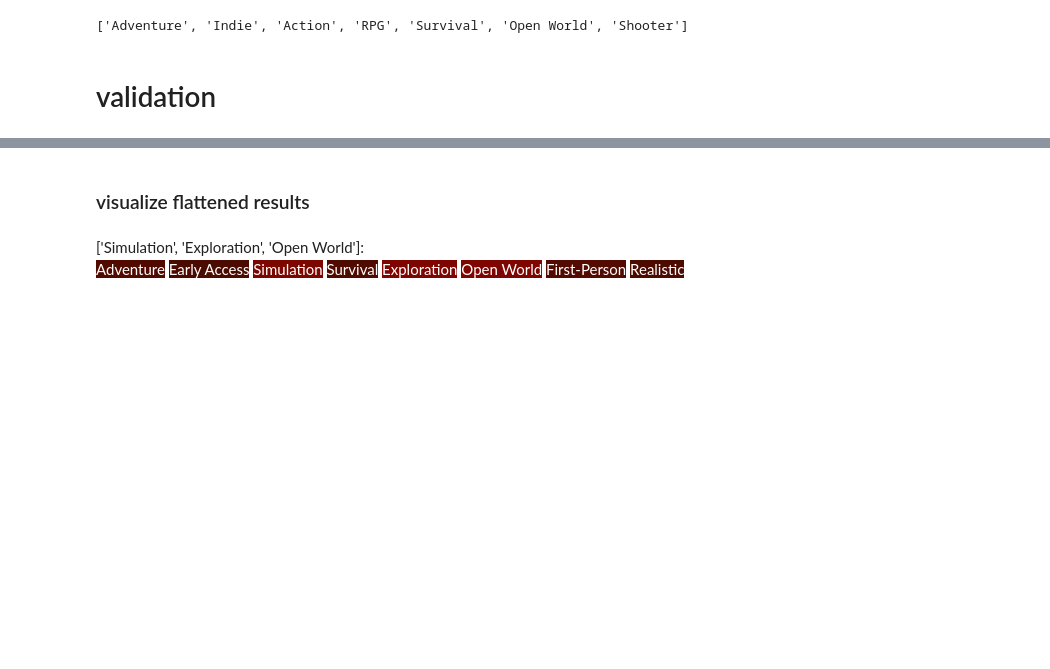
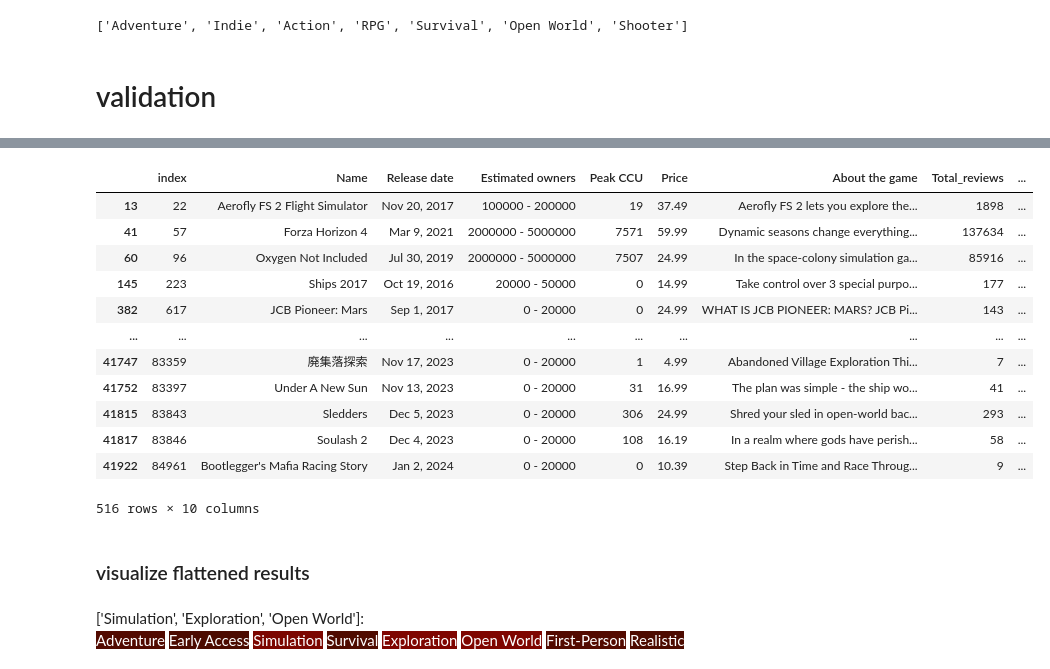
Before and after one commit to atlantis-nova/simtag, a Jupyter notebook: notebooks/steam_example.ipynb, the cells around one changed output, grey strips where cells are left out. Cells and saved outputs as stored; diff of their text form; code cells hidden in the pictures; blank space fills up the shorter version.

```diff
--- a/notebooks/steam_example.ipynb
+++ b/notebooks/steam_example.ipynb
@@ -16,6 +16,7 @@ from simtag.filter import simtag_filter
 df = pd.read_parquet('notebooks/files/games.parquet').dropna()
 df['Tags'] = df['Tags'].apply(lambda x : x.split(','))
 df['Genres'] = df['Genres'].apply(lambda x : x.split(','))
+df = df.drop(['game_vector', 'game_indices', 'Score', 'Recommendations'], axis=1)
 
 # extract raw lists
 sample_list = df['Tags'].values.tolist()
@@ -112,9 +113,9 @@ result_index = 1
 
 # semantic search
 query_vector = engine.encode_query(query_tag_list=query_tag_list, negative_score=False, j=5)
-soft_filter_results = engine.soft_tag_filtering(nbrs, sample_list, query_vector)
+soft_indices, soft_filter_results = engine.soft_tag_filtering(nbrs, sample_list, query_vector)
 soft_raw_scores, soft_mean_scores = engine.compute_neighbor_scores(soft_filter_results[result_index], query_tag_list, remove_max=False)
 
 # traditional search
-hard_filter_results = engine.hard_tag_filtering(sample_list, query_tag_list)
+hard_indices, hard_filter_results = engine.hard_tag_filtering(sample_list, query_tag_list)
 hard_raw_scores, hard_mean_scores = engine.compute_neighbor_scores(hard_filter_results[result_index], query_tag_list, remove_max=False)
@@ -121,3 +134,20 @@ hard_raw_scores, hard_mean_scores = engine.compute_neighbor_scores(hard_filter_r
+# %%
+# traditional tag filtering
+df.iloc[hard_indices]
+# %% [output]
+|  | index | Name | Release date | Estimated owners | Peak CCU | Price | About the game | Total_reviews | ... |
+| 13 | 22 | Aerofly FS 2 Flight Simulator | Nov 20, 2017 | 100000 - 200000 | 19 | 37.49 | Aerofly FS 2 lets you explore the... | 1898 | ... |
+| 41 | 57 | Forza Horizon 4 | Mar 9, 2021 | 2000000 - 5000000 | 7571 | 59.99 | Dynamic seasons change everything... | 137634 | ... |
+| 60 | 96 | Oxygen Not Included | Jul 30, 2019 | 2000000 - 5000000 | 7507 | 24.99 | In the space-colony simulation ga... | 85916 | ... |
+| 145 | 223 | Ships 2017 | Oct 19, 2016 | 20000 - 50000 | 0 | 14.99 | Take control over 3 special purpo... | 177 | ... |
+| 382 | 617 | JCB Pioneer: Mars | Sep 1, 2017 | 0 - 20000 | 0 | 24.99 | WHAT IS JCB PIONEER: MARS? JCB Pi... | 143 | ... |
+| ... | ... | ... | ... | ... | ... | ... | ... | ... | ... |
+| 41747 | 83359 | 廃集落探索 | Nov 17, 2023 | 0 - 20000 | 1 | 4.99 | Abandoned Village Exploration Thi... | 7 | ... |
+| 41752 | 83397 | Under A New Sun | Nov 13, 2023 | 0 - 20000 | 31 | 16.99 | The plan was simple - the ship wo... | 41 | ... |
+| 41815 | 83843 | Sledders | Dec 5, 2023 | 0 - 20000 | 306 | 24.99 | Shred your sled in open-world bac... | 293 | ... |
+| 41817 | 83846 | Soulash 2 | Dec 4, 2023 | 0 - 20000 | 108 | 16.19 | In a realm where gods have perish... | 58 | ... |
+| 41922 | 84961 | Bootlegger's Mafia Racing Story | Jan 2, 2024 | 0 - 20000 | 0 | 10.39 | Step Back in Time and Race Throug... | 9 | ... |
+516 rows × 10 columns
 # %% [markdown]
 ### visualize flattened results
 # %%
```
Also changed, not shown: parts of 6 cells of this notebook, 3 other files.
